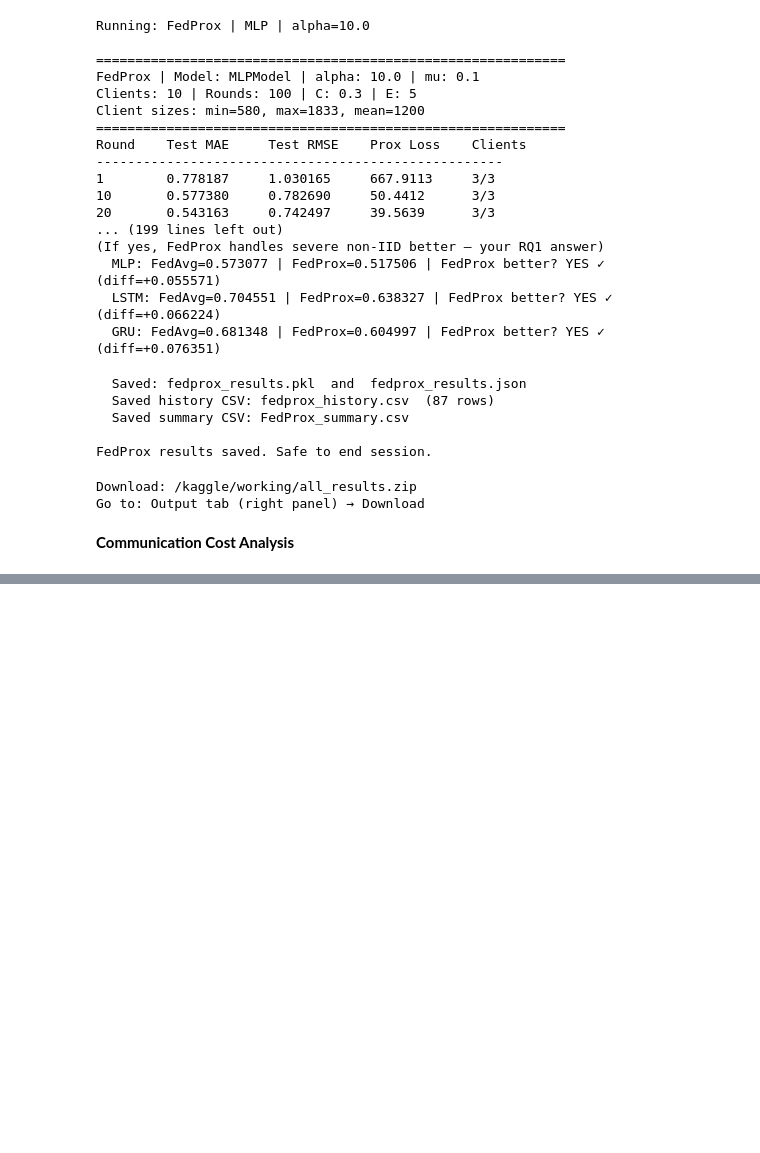
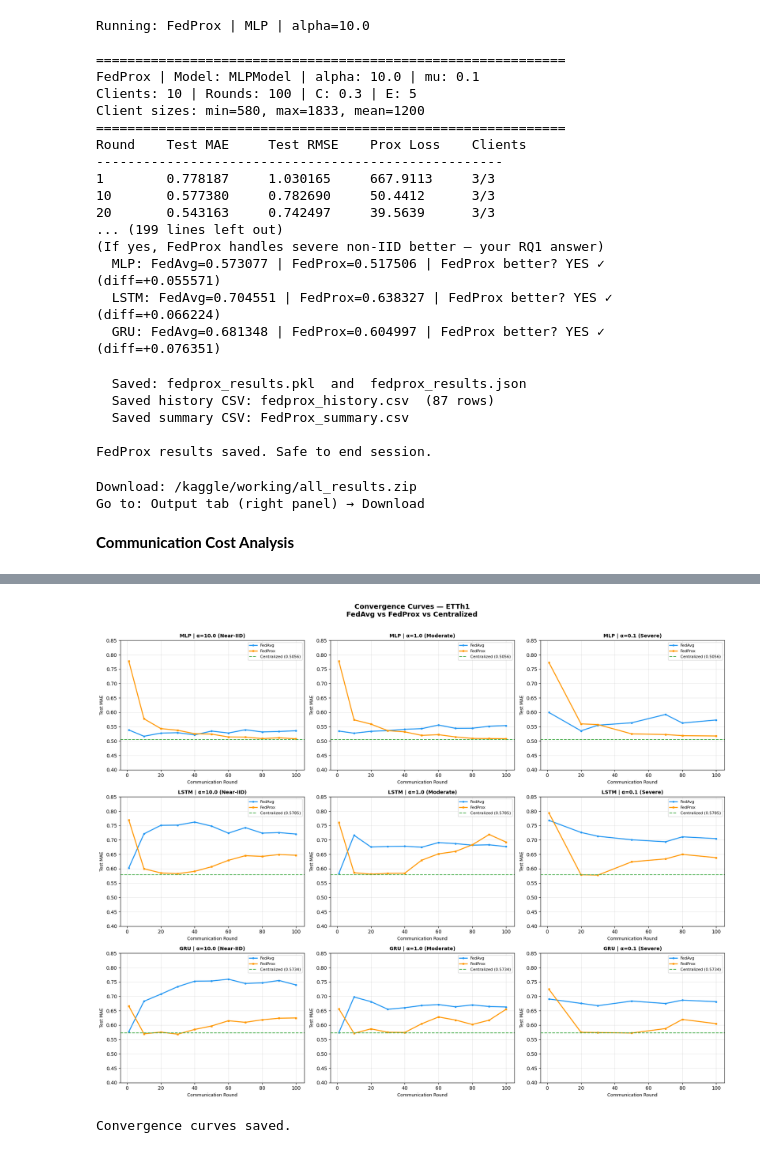
Before and after one commit to mittalnikita/Federated-Learning, a Jupyter notebook: notebooks/FL-ETTh1-Experiment.ipynb, the cells around one changed output, grey strips where cells are left out. Drawn from its saved outputs; the diff is of its cells as text; code cells hidden in the pictures; blank space fills up the shorter version.

```diff
--- a/notebooks/FL-ETTh1-Experiment.ipynb
+++ b/notebooks/FL-ETTh1-Experiment.ipynb
@@ -1416,0 +1676,46 @@ Go to: Output tab (right panel) → Download
+# %%
+fig, axes = plt.subplots(3, 3, figsize=(18, 14))
+model_names  = ['MLP', 'LSTM', 'GRU']
+alpha_levels = [10.0, 1.0, 0.1]
+alpha_labels = ['α=10.0 (Near-IID)', 'α=1.0 (Moderate)', 'α=0.1 (Severe)']
+
+for row, model_name in enumerate(model_names):
+    for col, (alpha, alabel) in enumerate(zip(alpha_levels, alpha_labels)):
+        ax = axes[row][col]
+
+        # FedAvg line
+        fa_h    = fedavg_results[model_name][alpha]['history']
+        fa_cent = centralized_results_v2[model_name]['mae']
+
+        ax.plot(fa_h['round'], fa_h['test_mae'],
+                color='#2196F3', linewidth=2,
+                marker='o', markersize=3, label='FedAvg')
+
+        # FedProx line
+        fp_h = fedprox_results[model_name][alpha]['history']
+        ax.plot(fp_h['round'], fp_h['test_mae'],
+                color='#FF9800', linewidth=2,
+                marker='s', markersize=3, label='FedProx')
+
+        # Centralized reference line
+        ax.axhline(y=fa_cent, color='#4CAF50', linewidth=1.5,
+                   linestyle='--', label=f'Centralized ({fa_cent:.4f})')
+
+        ax.set_title(f'{model_name} | {alabel}',
+                     fontsize=10, fontweight='bold')
+        ax.set_xlabel('Communication Round', fontsize=9)
+        ax.set_ylabel('Test MAE', fontsize=9)
+        ax.legend(fontsize=8)
+        ax.grid(True, alpha=0.3)
+        ax.set_ylim(bottom=0.4, top=0.85)
+
+plt.suptitle('Convergence Curves — ETTh1\nFedAvg vs FedProx vs Centralized',
+             fontsize=14, fontweight='bold', y=1.01)
+plt.tight_layout()
+plt.savefig('/kaggle/working/convergence_curves_etth1.png',
+            dpi=150, bbox_inches='tight')
+plt.show()
+print("Convergence curves saved.")
+# %% [output]
+[figure, added]
+Convergence curves saved.
```
Also changed, not shown: parts of 7 cells of this notebook.
